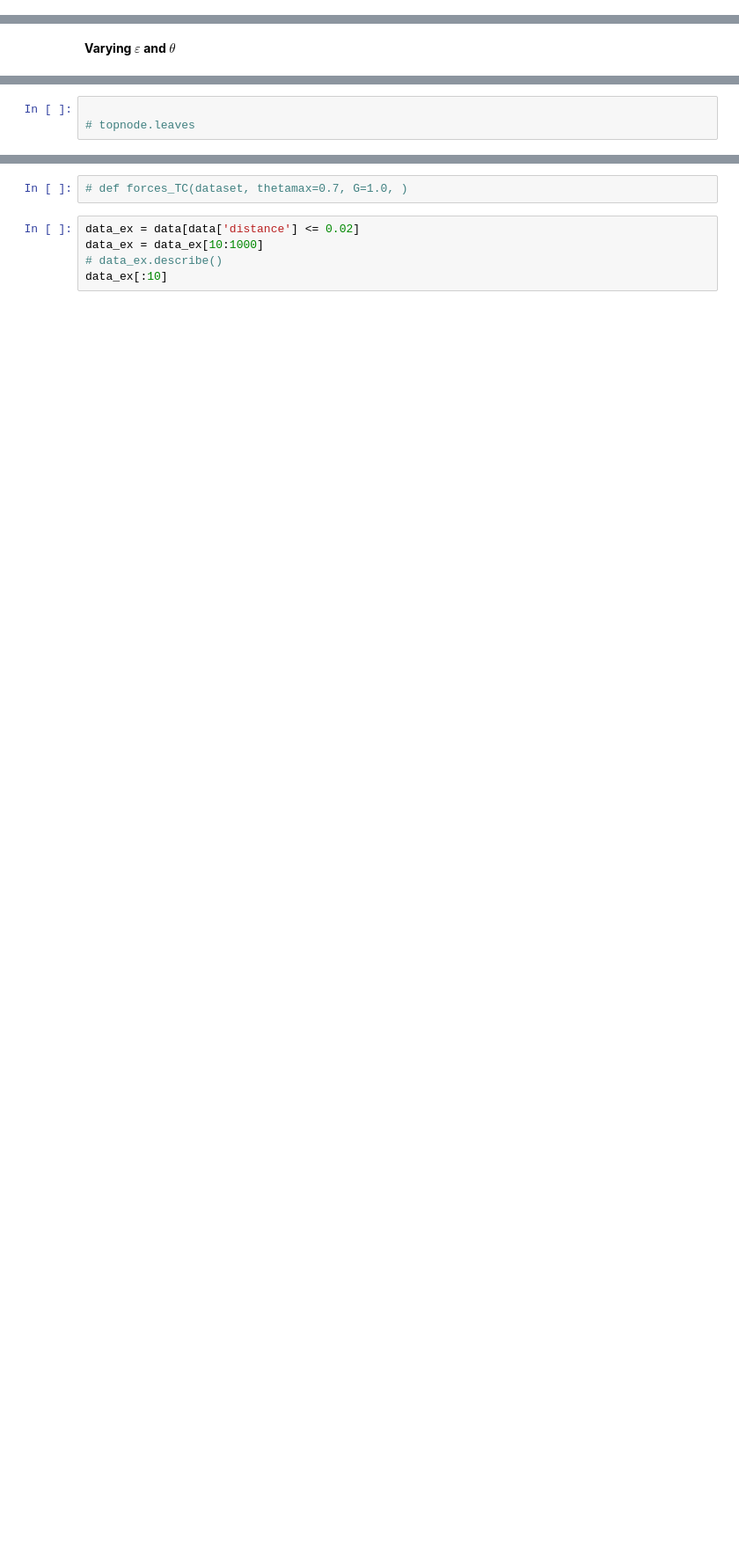
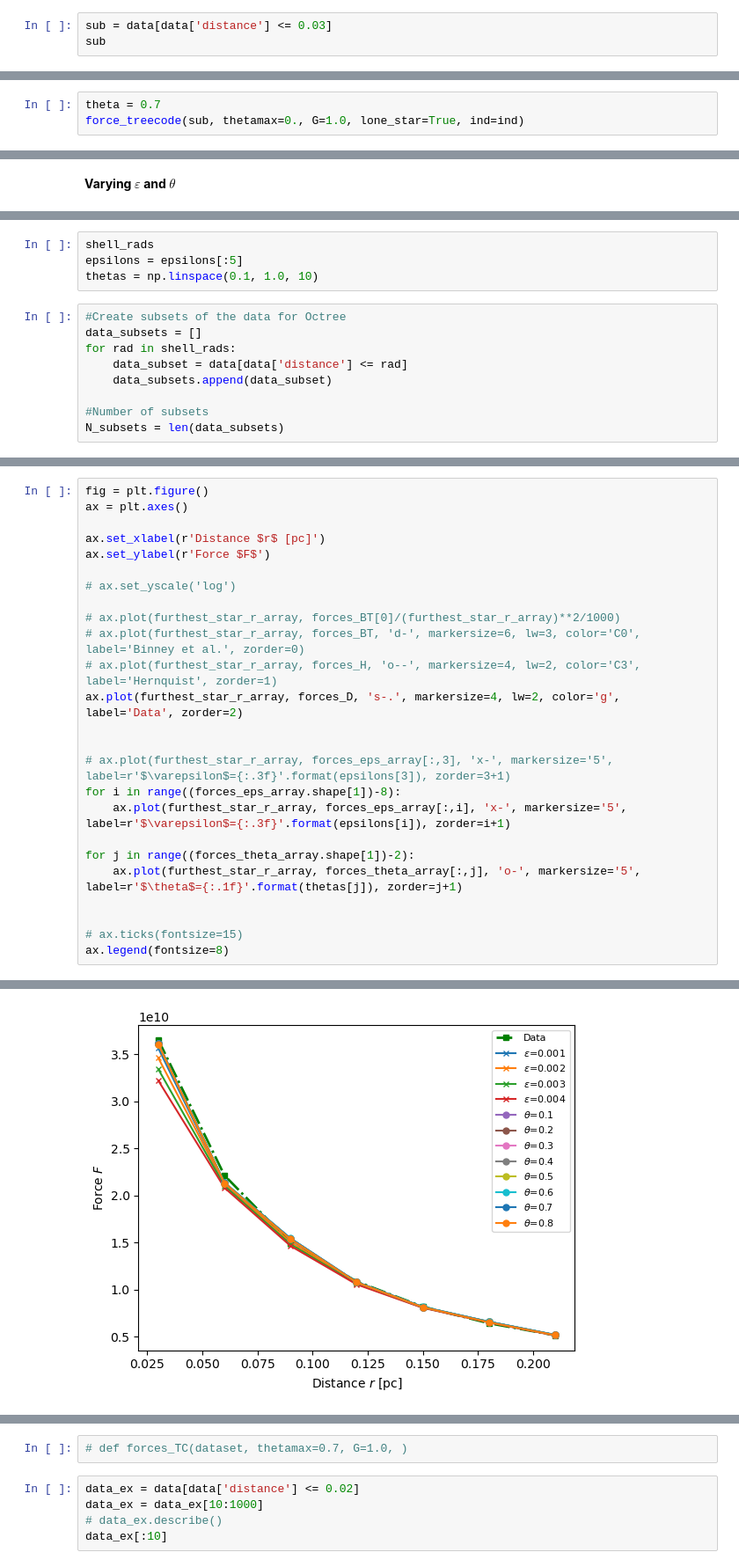
Before and after one commit to nshakm/comp_astro_n_body, a Jupyter notebook: AnshakMallik_N-BodyProject_ComputationalAstrophysics_HS23.ipynb, the cells around one changed output, grey strips where cells are left out. Shown at 88% size. Cells and saved outputs as stored; diff of their text form; blank space fills up the shorter version.

```diff
--- a/AnshakMallik_N-BodyProject_ComputationalAstrophysics_HS23.ipynb
+++ b/AnshakMallik_N-BodyProject_ComputationalAstrophysics_HS23.ipynb
@@ -1409,3 +1431,6 @@ sub
 # %%
 # TreeWalk(topnode, leaf, thetamax=0.7, G=1.0)
 # leaf.g
+# %%
+sub = data[data['distance'] <= 0.03]
+sub
@@ -1431,0 +1471,3 @@ Magnitude of force acting on star according to TreeCode:         F_TC = 2.993e+2
+# %%
+theta = 0.7
+force_treecode(sub, thetamax=0., G=1.0, lone_star=True, ind=ind)
@@ -1453,0 +1514,13 @@ array([  421,  1819,  4071,  4634, 13851, 16038, 17284, 17864, 22329,
+# %%
+shell_rads
+epsilons = epsilons[:5]
+thetas = np.linspace(0.1, 1.0, 10)
+# %%
+#Create subsets of the data for Octree
+data_subsets = []
+for rad in shell_rads:
+    data_subset = data[data['distance'] <= rad]
+    data_subsets.append(data_subset)
+
+#Number of subsets
+N_subsets = len(data_subsets)
@@ -1454,3 +1565,26 @@ array([  421,  1819,  4071,  4634, 13851, 16038, 17284, 17864, 22329,
 # %%
+fig = plt.figure()
+ax = plt.axes()
 
-# topnode.leaves
+ax.set_xlabel(r'Distance $r$ [pc]')
+ax.set_ylabel(r'Force $F$')
+
+# ax.set_yscale('log')
+
+# ax.plot(furthest_star_r_array, forces_BT[0]/(furthest_star_r_array)**2/1000)
+# ax.plot(furthest_star_r_array, forces_BT, 'd-', markersize=6, lw=3, color='C0', label='Binney et al.', zorder=0)
+# ax.plot(furthest_star_r_array, forces_H, 'o--', markersize=4, lw=2, color='C3', label='Hernquist', zorder=1)
+ax.plot(furthest_star_r_array, forces_D, 's-.', markersize=4, lw=2, color='g', label='Data', zorder=2)
+
+
+# ax.plot(furthest_star_r_array, forces_eps_array[:,3], 'x-', markersize='5', label=r'$\varepsilon$={:.3f}'.format(epsilons[3]), zorder=3+1)
+for i in range((forces_eps_array.shape[1])-8):
+    ax.plot(furthest_star_r_array, forces_eps_array[:,i], 'x-', markersize='5', label=r'$\varepsilon$={:.3f}'.format(epsilons[i]), zorder=i+1)
+
+for j in range((forces_theta_array.shape[1])-2):
+    ax.plot(furthest_star_r_array, forces_theta_array[:,j], 'o-', markersize='5', label=r'$\theta$={:.1f}'.format(thetas[j]), zorder=j+1)
+
+
+# ax.ticks(fontsize=15)
+ax.legend(fontsize=8)
+# %% [output]
@@ -1456,0 +1592 @@ array([  421,  1819,  4071,  4634, 13851, 16038, 17284, 17864, 22329,
+[figure, added]
```
Also changed, not shown: parts of 107 cells of this notebook.
